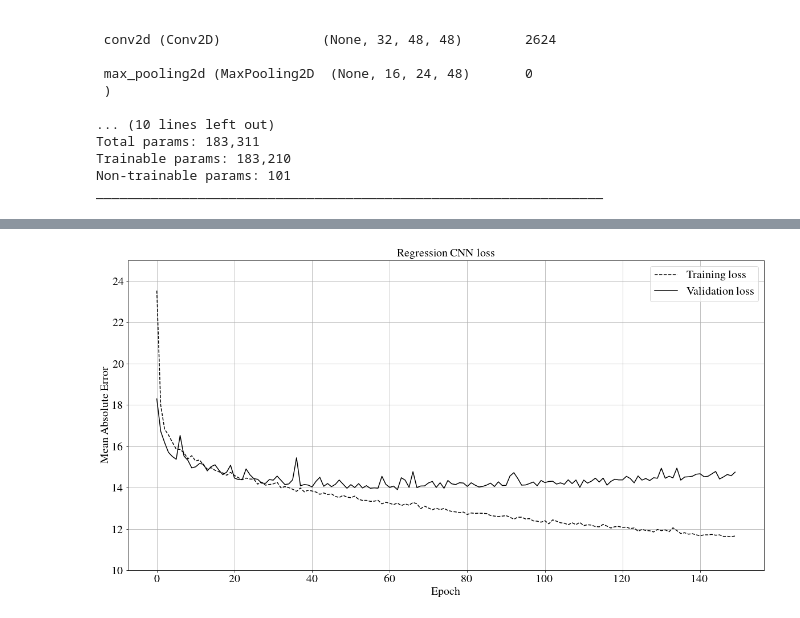
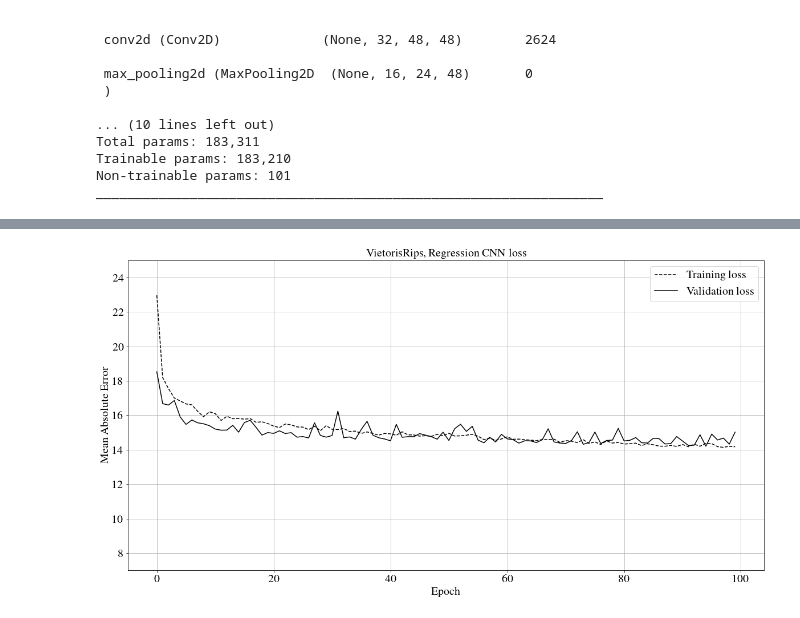
Before and after one commit to axean/mstda, a Jupyter notebook: desc_vec_predict_persistence_image_TRAIN.ipynb, the cells around one changed output, grey strips where cells are left out. Drawn from its saved outputs; the diff is of its cells as text; code cells hidden in the pictures.

```diff
--- a/desc_vec_predict_persistence_image_TRAIN.ipynb
+++ b/desc_vec_predict_persistence_image_TRAIN.ipynb
@@ -20,7 +15,7 @@ from rdkit.Chem import Descriptors
 from gc import collect
 from pickle import load
 
-with open("9701_cech_persistence_images_012_50x50.pickle", mode = "rb") as data:
+with open("9701_vr_persistence_images_012_50x50.pickle", mode = "rb") as data:
     save_dict = load(data)
     train_molecules = save_dict["train_molecules"]
     train_data = save_dict["train_data"]
@@ -230,7 +218,7 @@ history = model.fit(
     train_data,
     train_labels,
     verbose = 1,
-    epochs = 150,
+    epochs = 100,
     # Calculate validation results on 20% of the training data.
     validation_split = 0.2
 )
@@ -261,20 +249,20 @@ Wall time: 2min 35s
 # %%
 def plot_loss(history):
     fig = plt.figure(figsize=(20,10))
     ax = fig.add_subplot()
     p1 = ax.plot(history.history['loss'], "--", color = "black")
     p2 = ax.plot(history.history['val_loss'], color = "black")
-    ax.set_ylim([10, 25])
+    ax.set_ylim([7, 25])
     ax.set_xlabel('Epoch', fontsize = 20)
     ax.set_ylabel('Mean Absolute Error', fontsize = 20)
     ax.tick_params(axis='both', which='major', labelsize=20)
     ax.legend(["Training loss", "Validation loss"], fontsize = 20)
     ax.grid(True)
-    ax.set_title("Regression CNN loss", fontsize = 20)
+    ax.set_title("VietorisRips, Regression CNN loss", fontsize = 20)
 plt.rcParams.update({
   "text.usetex": True,
   "font.family": "Times"
 })
 plot_loss(history)
 # %% [output]
-[figure, old version]
+[figure, new version]
```
Also changed, not shown: parts of 16 cells of this notebook, 19 other files.
